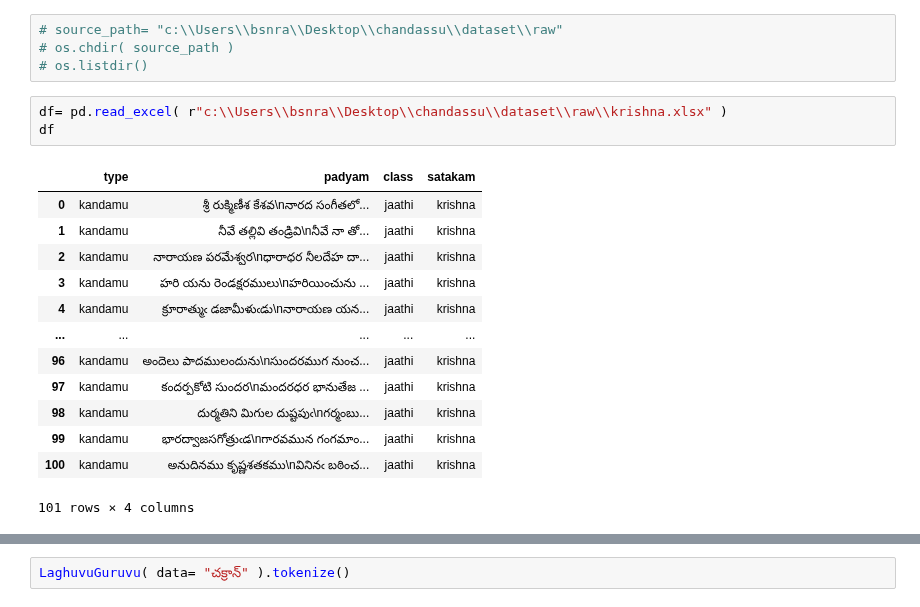
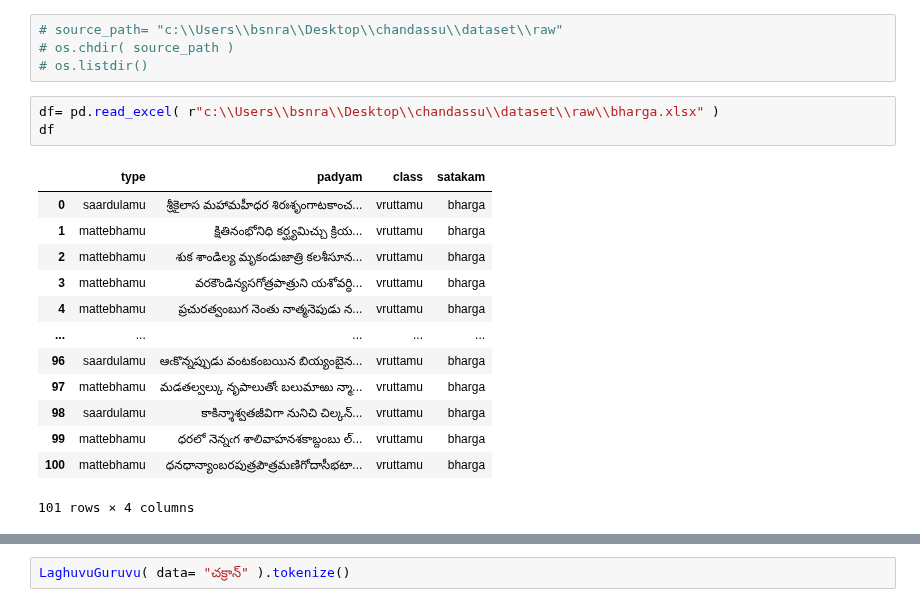
Before and after one commit to BodduSriPavan-111/chandassu, a Jupyter notebook: examples/example.ipynb, the cells around one changed output, grey strips where cells are left out. Drawn from its saved outputs; the diff is of its cells as text.

```diff
--- a/examples/example.ipynb
+++ b/examples/example.ipynb
@@ -47,20 +47,20 @@ import pandas as pd
 # os.chdir( source_path )
 # os.listdir()
 # %%
-df= pd.read_excel( r"c:\\Users\\bsnra\\Desktop\\chandassu\\dataset\\raw\\krishna.xlsx" )
+df= pd.read_excel( r"c:\\Users\\bsnra\\Desktop\\chandassu\\dataset\\raw\\bharga.xlsx" )
 df
 # %% [output]
 |  | type | padyam | class | satakam |
-| 0 | kandamu | శ్రీ రుక్మిణీశ కేశవ\nనారద సంగీతలో... | jaathi | krishna |
-| 1 | kandamu | నీవే తల్లివి తండ్రివి\nనీవే నా తో... | jaathi | krishna |
-| 2 | kandamu | నారాయణ పరమేశ్వర\nధారాధర నీలదేహ దా... | jaathi | krishna |
-| 3 | kandamu | హరి యను రెండక్షరములు\nహరియించును ... | jaathi | krishna |
-| 4 | kandamu | క్రూరాత్ముఁ డజామీళుఁడు\nనారాయణ యన... | jaathi | krishna |
+| 0 | saardulamu | శ్రీకైలాస మహామహీధర శిరఃశృంగాటకాంచ... | vruttamu | bharga |
+| 1 | mattebhamu | క్షితినంభోనిధి కర్ఘ్యమిచ్చు క్రియ... | vruttamu | bharga |
+| 2 | mattebhamu | శుక శాండిల్య మృకండుజాత్రి కలశీసూన... | vruttamu | bharga |
+| 3 | mattebhamu | వరకౌండిన్యసగోత్రపాత్రుని యశోవర్ధి... | vruttamu | bharga |
+| 4 | mattebhamu | ప్రచురత్వంబుగ నెంతు నాత్మనెపుడు న... | vruttamu | bharga |
 | ... | ... | ... | ... | ... |
-| 96 | kandamu | అందెలు పాదములందును\nసుందరముగ నుంచ... | jaathi | krishna |
-| 97 | kandamu | కందర్పకోటి సుందర\nమందరధర భానుతేజ ... | jaathi | krishna |
-| 98 | kandamu | దుర్మతిని మిగుల దుష్టపుఁ\nగర్మంబు... | jaathi | krishna |
-| 99 | kandamu | భారద్వాజసగోత్రుఁడ\nగారవమున గంగమాం... | jaathi | krishna |
-| 100 | kandamu | అనుదినము కృష్ణశతకము\nవినినఁ బఠించ... | jaathi | krishna |
+| 96 | saardulamu | ఆఁకొన్నప్పుడు వంటకంబయిన బియ్యంబైన... | vruttamu | bharga |
+| 97 | mattebhamu | మడతల్వల్కు నృపాలుతోఁ బలుమాఱు న్మా... | vruttamu | bharga |
+| 98 | saardulamu | కాకిన్శాశ్వతజీవిగా నునిచి చిల్కన్... | vruttamu | bharga |
+| 99 | mattebhamu | ధరలో నెన్నఁగ శాలివాహనశకాబ్దంబు ల్... | vruttamu | bharga |
+| 100 | mattebhamu | ధనధాన్యాంబరపుత్రపౌత్రమణిగోదాసీభటా... | vruttamu | bharga |
 101 rows × 4 columns
 # %%
```
Also changed, not shown: parts of 13 cells of this notebook, 9 other files.
